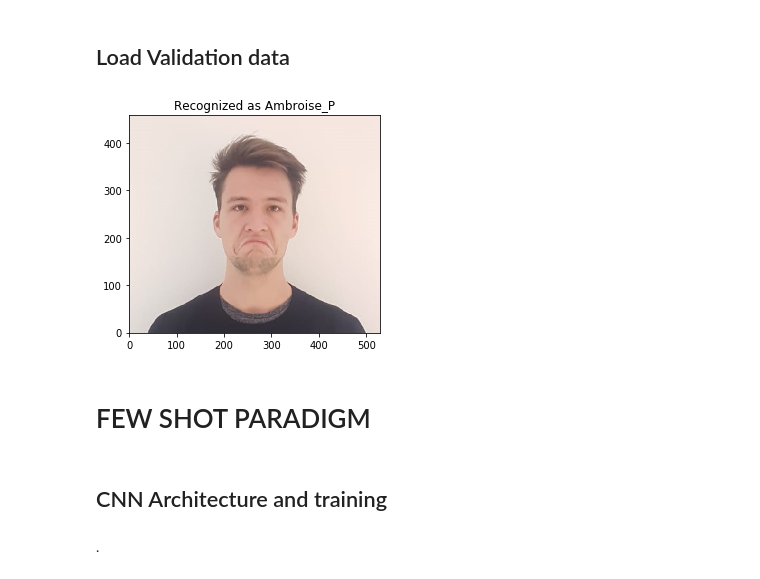
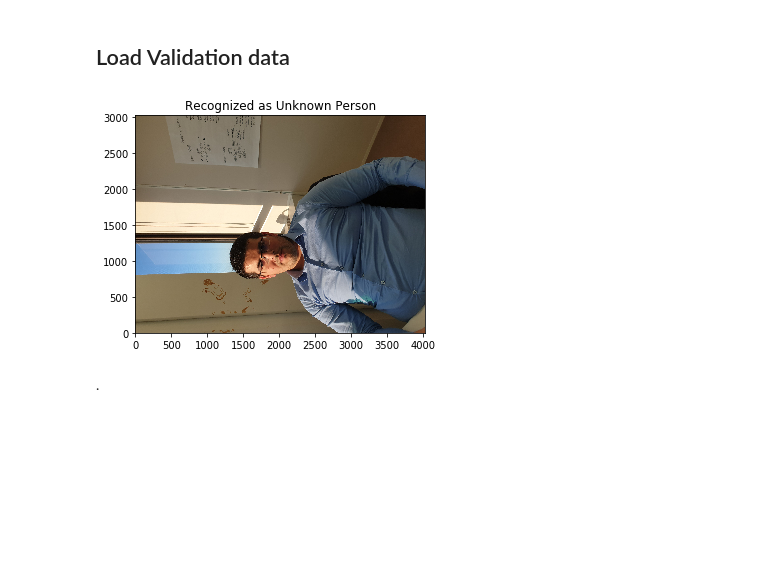
Before and after one commit to BenoCharlo/face_reco, a Jupyter notebook: Face_Reco.ipynb, the cells around one changed output. Drawn from its saved outputs; the diff is of its cells as text; code cells hidden in the pictures; blank space fills up the shorter version.

```diff
--- a/Face_Reco.ipynb
+++ b/Face_Reco.ipynb
@@ -108,3 +114,7 @@ def detect_face(image_path):
+# %%
+def align_image(img):
+    return alignment.align(96, img, alignment.getLargestFaceBoundingBox(img),
+                           landmarkIndices=AlignDlib.OUTER_EYES_AND_NOSE)
 # %% [markdown]
 .
 # %% [markdown]
@@ -116,3 +124,3 @@ Import VGG model architecture. It will be used to transfer knwoledge from.
 # %%
-vgg_pretrained_weights = create_model()
-vgg_pretrained_weights.load_weights("weights/vgg_face_weights.h5")
+nn4_small2 = model.create_model()
+nn4_small2.load_weights('weights/nn4.small2.v1.h5')
@@ -133,20 +127,22 @@ def preprocess_image(image, n_faces=1):
 # %%
 def embed(image_path):
-    img = detect_face(image_path)
-    img = preprocess_image(img)
+    img = load_image(image_path)
+    img = align_image(img)
+    # scale RGB values to interval [0,1]
     img = (img / 255.).astype(np.float32)
-    embedded = vgg_face_descriptor.predict(img)[0,:]
+    # obtain embedding vector for image
+    embedded = nn4_small2.predict(np.expand_dims(img, axis=0))[0]
 
     return embedded
 # %%
-embedded = np.zeros((metadata.shape[0],2622))
+embedded = np.zeros((metadata.shape[0], 128))
 
 for i in tqdm(range(metadata.shape[0])):
     m = metadata[i]
     try:
         embedded[i] = embed(m.image_path())
-    except IndexError:
-        print(i, m.image_path())
+    except TypeError:
+        print(m)
 # %% [output]
 Failed to display Jupyter Widget of type HBox.
 If you're reading this message in the Jupyter Notebook or JupyterLab Notebook, it may mean that the widgets JavaScript is still loading. If this message persists, it likely means that the widgets Java ...
@@ -260,25 +264,21 @@ for file in os.listdir("images/val_images"):
     if "jpg" in file or "jpeg" in file or "JPG" in file:
         val_images.append(os.path.join("images", "val_images",file))
 # %%
-example_idx = 3
+example_idx = 2
 
 embedded_test = embed(val_images[example_idx])
 example_prediction = svc.predict([embedded_test])
 example_identity = encoder.inverse_transform(example_prediction)[0]
 
 p = svc.decision_function(np.array([embedded_test]))
 probs = np.concatenate(np.exp(p)/np.sum(np.exp(p),axis=1))
 
 example_image = plt.imread(val_images[example_idx])
 plt.imshow(np.flipud(example_image), origin='lower')
 
-if probs.max()>0.15:
+if probs.max()>0.25:
     plt.title(f'Recognized as {example_identity}');
 else:
     plt.title(f'Recognized as Unknown Person')
 # %% [output]
-[figure, old version]
+[figure, new version]
-# %% [markdown]
-# FEW SHOT PARADIGM
-# %% [markdown]
-## CNN Architecture and training
```
Also changed, not shown: parts of 38 cells of this notebook, 10 other files.
